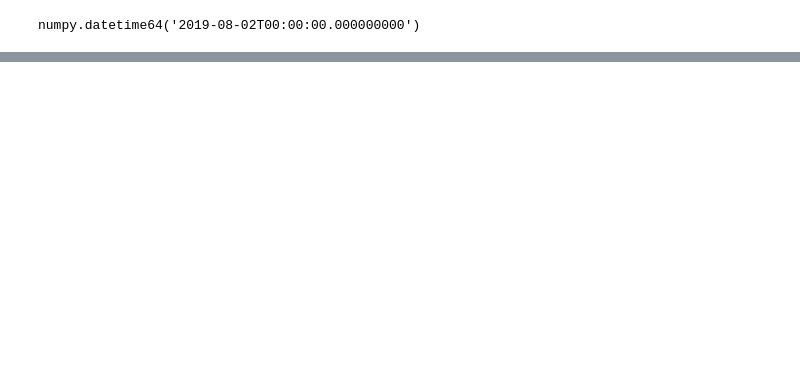
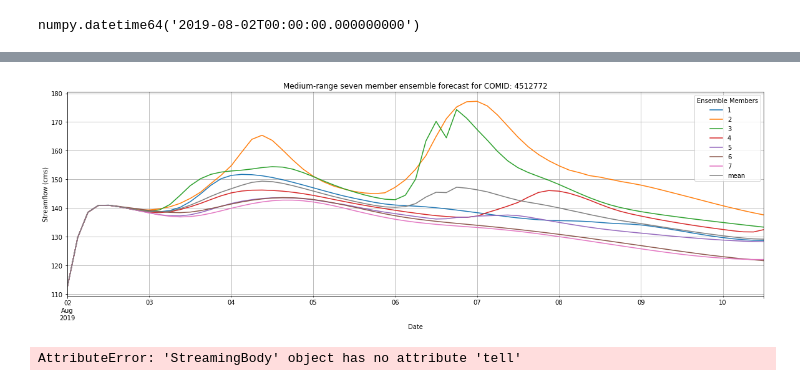
Before and after one commit to Dewberry/fcast, a Jupyter notebook: notebooks/NWM_classes-Dev.ipynb, the cells around one changed output, grey strips where cells are left out. Saved outputs shown, nothing was run; the diff lists cells and outputs as text; code cells hidden in the pictures; blank space fills up the shorter version.

```diff
--- a/notebooks/NWM_classes-Dev.ipynb
+++ b/notebooks/NWM_classes-Dev.ipynb
@@ -22,0 +41,2 @@ numpy.datetime64('2019-08-02T00:00:00.000000000')
+# %%
+mr = MediumRange(fs, comid, date, start_hr)
@@ -22,0 +55,4 @@ numpy.datetime64('2019-08-02T00:00:00.000000000')
+# %%
+df = mr.get_streamflow(x.assim_time, x.assim_flow, plot=True)
+# %% [output]
+[figure, added]
@@ -22,0 +67,4 @@ numpy.datetime64('2019-08-02T00:00:00.000000000')
+# %%
+xr.open_dataset(content_object.get()['Body'])
+# %% [output]
+AttributeError: 'StreamingBody' object has no attribute 'tell'
```
Also changed, not shown: parts of 10 cells of this notebook, 4 other files.
